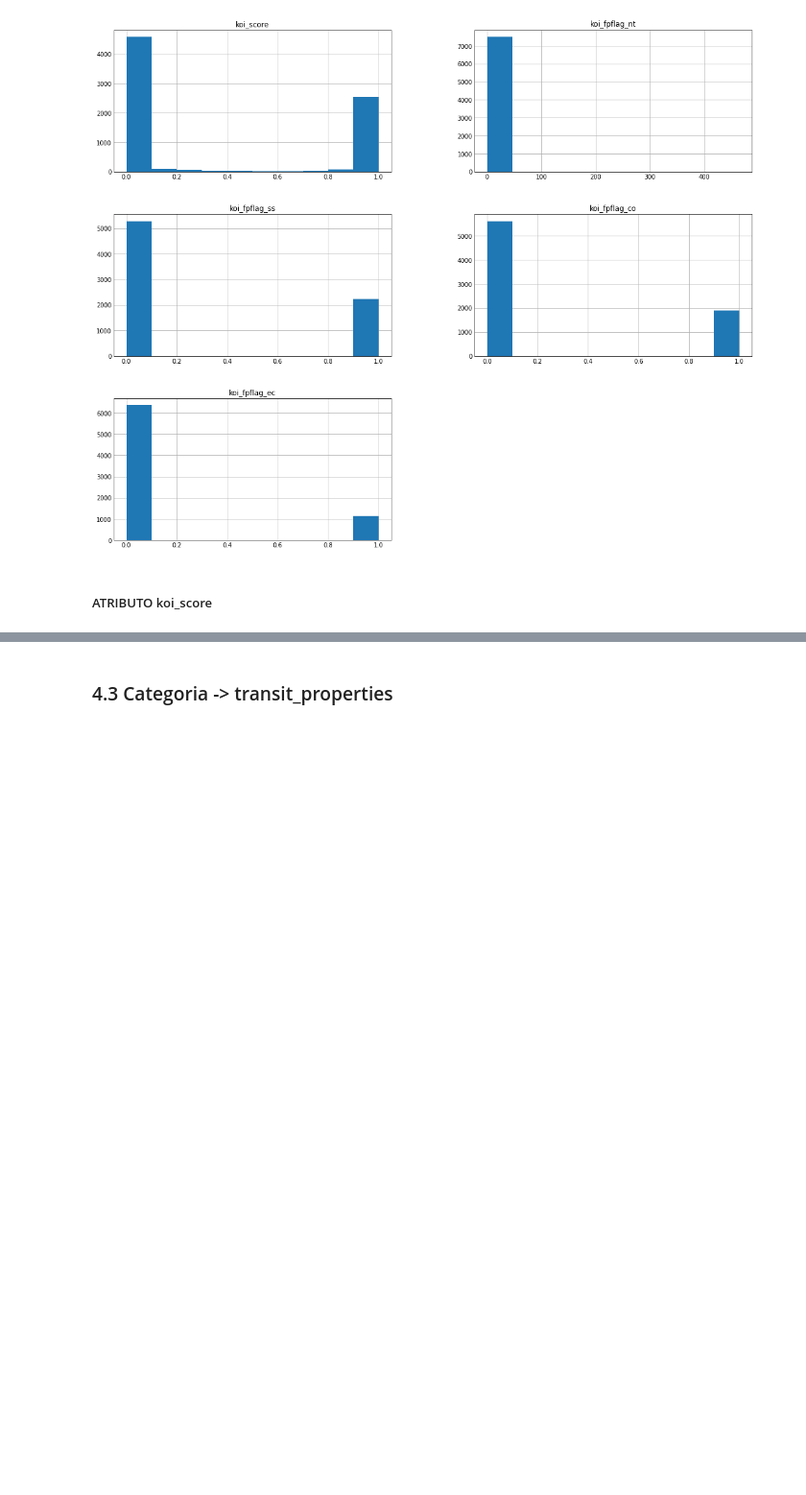
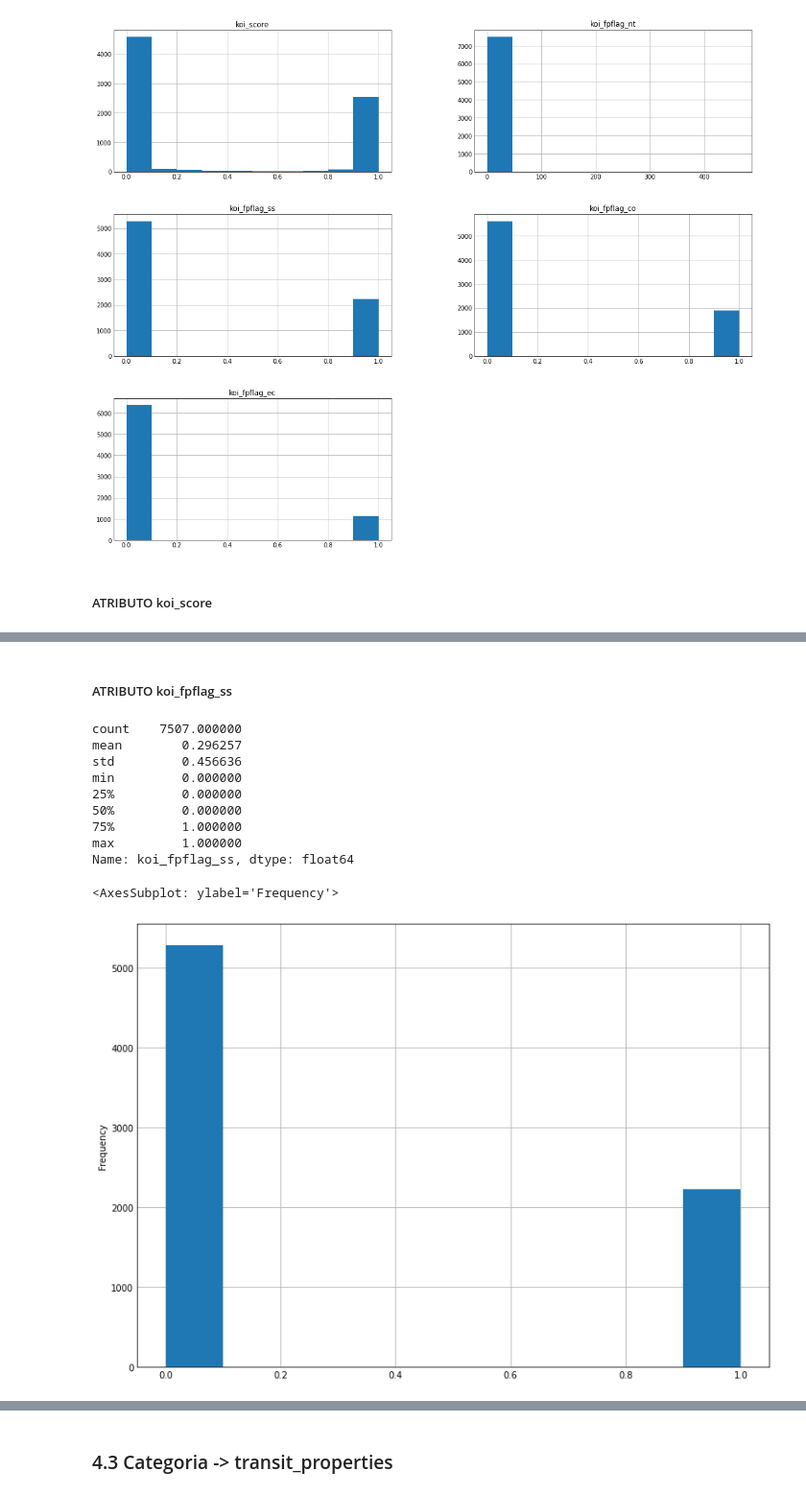
Before and after one commit to diogopena/exoplanet_classification_ml_model, a Jupyter notebook: exoplanet-ml-model-pt-br.ipynb, the cells around one changed output, grey strips where cells are left out. Shown at 96% size. Saved outputs shown, nothing was run; the diff lists cells and outputs as text; code cells hidden in the pictures; blank space fills up the shorter version.

```diff
--- a/exoplanet-ml-model-pt-br.ipynb
+++ b/exoplanet-ml-model-pt-br.ipynb
@@ -874,6 +883,8 @@ Name: koi_fpflag_nt, dtype: float64
 # %%
 print(df_exoplanets['koi_fpflag_nt'].count())
-#df_exoplanets.drop(['koi_fpflag_nt'] == 465,axis=0,inplace=True)
+filtro = df_exoplanets['koi_fpflag_nt'] > 1
+df_exoplanets[filtro]
+df_exoplanets.drop([3008],inplace=True)
 print(df_exoplanets['koi_fpflag_nt'].count())
 # %% [output]
 7508
@@ -881,0 +899,22 @@ KeyError: False
+# %% [markdown]
+##### ATRIBUTO koi_fpflag_ss
+# %%
+# ATRIBUTO koi_fpflag_ss
+# A KOI that is observed to have a significant secondary event, transitshape, or out-of-eclipse variability,
+# which indicates that the transit-likeevent is most likely caused by an eclipsing binary.
+# However, self-luminous, hot Jupiters with a visible secondary eclipse will also have thisflag set, but with a disposition of PC.
+print(df_exoplanets['koi_fpflag_ss'].describe())
+df_exoplanets['koi_fpflag_ss'].plot(kind='hist',figsize=(10,7))
+# Mesma situação da flag NT porém sem necessidade de tratamento
+# %% [output]
+count    7507.000000
+mean        0.296257
+std         0.456636
+min         0.000000
+25%         0.000000
+50%         0.000000
+75%         1.000000
+max         1.000000
+Name: koi_fpflag_ss, dtype: float64
+<AxesSubplot: ylabel='Frequency'>
+[figure, added]
```
Also changed, not shown: parts of 15 cells of this notebook.
